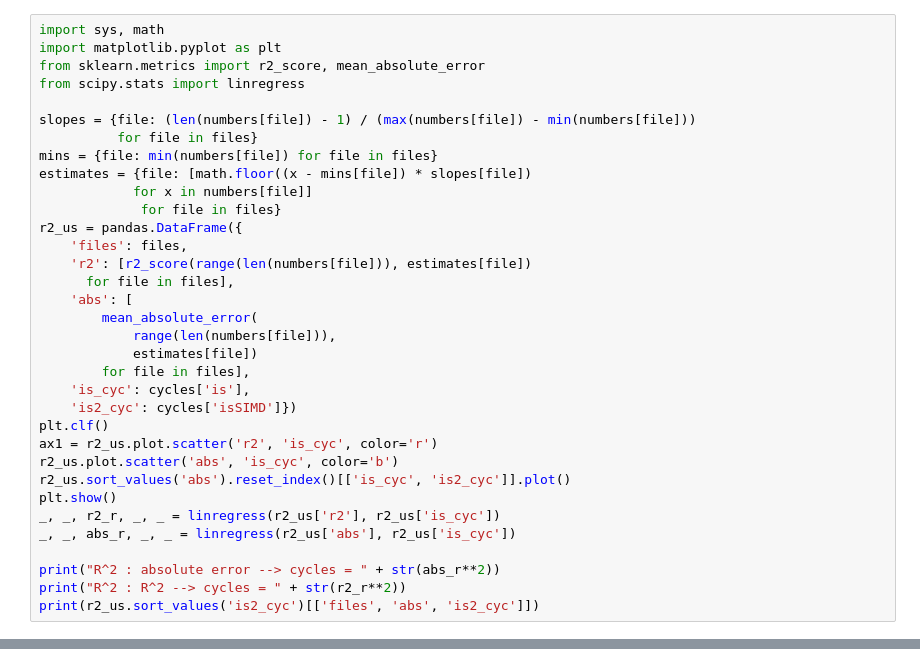
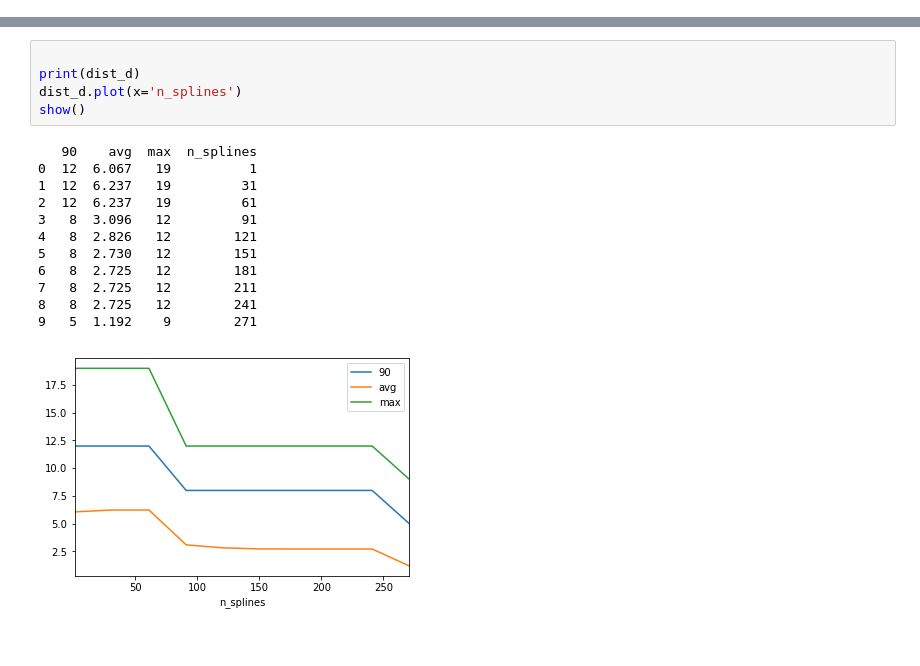
Before and after one commit to eyepatchParrot/search, a Jupyter notebook: 681.ipynb, the cells around one changed output, grey strips where cells are left out. Saved outputs shown, nothing was run; the diff lists cells and outputs as text.

```diff
--- a/681.ipynb
+++ b/681.ipynb
@@ -31,34 +0,0 @@ numbers = {file: [float(s)
-# %%
-import sys, math
-import matplotlib.pyplot as plt
-from sklearn.metrics import r2_score, mean_absolute_error
-from scipy.stats import linregress
-
-slopes = {file: (len(numbers[file]) - 1) / (max(numbers[file]) - min(numbers[file]))
-          for file in files}
-mins = {file: min(numbers[file]) for file in files}
-estimates = {file: [math.floor((x - mins[file]) * slopes[file])
-            for x in numbers[file]]
-             for file in files}
-r2_us = pandas.DataFrame({
-    'files': files,
-    'r2': [r2_score(range(len(numbers[file])), estimates[file])
-      for file in files],
-    'abs': [
-        mean_absolute_error(
-            range(len(numbers[file])),
-            estimates[file])
-        for file in files],
-    'is_cyc': cycles['is'],
-    'is2_cyc': cycles['isSIMD']})
-plt.clf()
-ax1 = r2_us.plot.scatter('r2', 'is_cyc', color='r')
-r2_us.plot.scatter('abs', 'is_cyc', color='b')
-r2_us.sort_values('abs').reset_index()[['is_cyc', 'is2_cyc']].plot()
-plt.show()
-_, _, r2_r, _, _ = linregress(r2_us['r2'], r2_us['is_cyc'])
-_, _, abs_r, _, _ = linregress(r2_us['abs'], r2_us['is_cyc'])
-
-print("R^2 : absolute error --> cycles = " + str(abs_r**2))
-print("R^2 : R^2 --> cycles = " + str(r2_r**2))
-print(r2_us.sort_values('is2_cyc')[['files', 'abs', 'is2_cyc']])
@@ -126,0 +130,18 @@ print(diff[-25:])
+# %%
+
+print(dist_d)
+dist_d.plot(x='n_splines')
+show()
+# %% [output]
+   90    avg  max  n_splines
+0  12  6.067   19          1
+1  12  6.237   19         31
+2  12  6.237   19         61
+3   8  3.096   12         91
+4   8  2.826   12        121
+5   8  2.730   12        151
+6   8  2.725   12        181
+7   8  2.725   12        211
+8   8  2.725   12        241
+9   5  1.192    9        271
+[figure, added]
```
Also changed, not shown: parts of 19 cells of this notebook, 4 other files.
